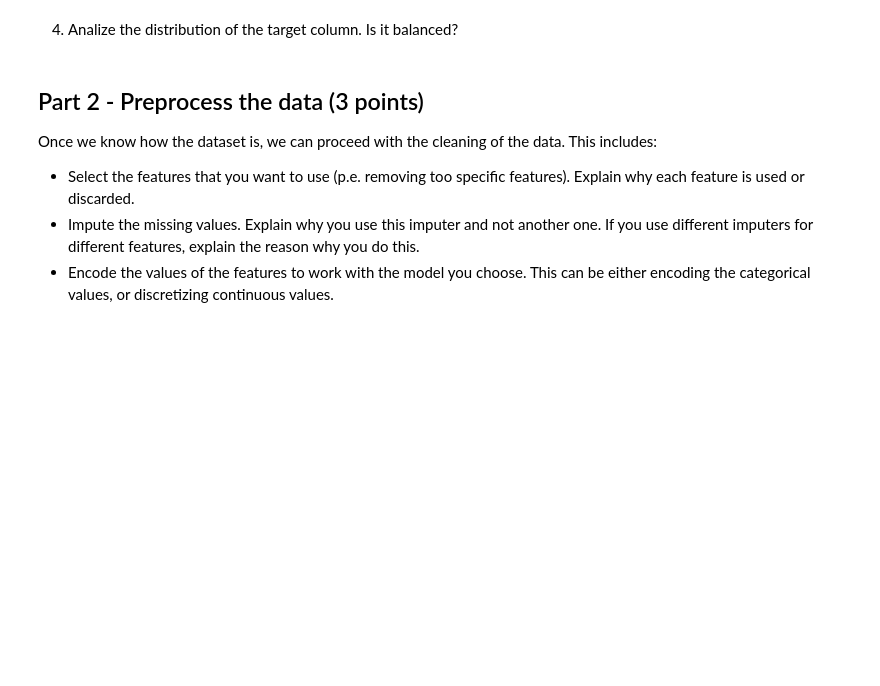
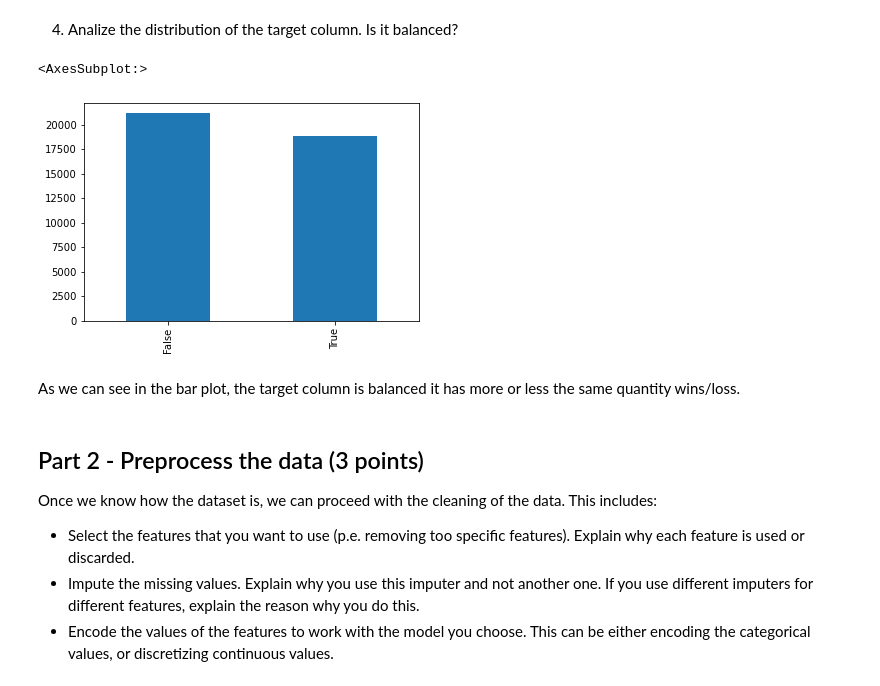
Before and after one commit to elskater98/ml-pokemon-prediction, a Jupyter notebook: pokemon_basic-ml.ipynb, the cells around one changed output. Drawn from its saved outputs; the diff is of its cells as text; code cells hidden in the pictures; blank space fills up the shorter version.

```diff
--- a/pokemon_basic-ml.ipynb
+++ b/pokemon_basic-ml.ipynb
@@ -47,3 +50,7 @@ pandas.set_option('display.max_columns', None)
+# %%
+# Additional settings
+pandas.set_option('display.max_columns', None)
+sns.set_theme(style="white")
 # %% [markdown]
 ## Part 1 - Analyze the dataset (2 points)
 The first step of any ML process is to know the data we are dealing with. In this part, you have to analyze the dataset and answer the questions below.
@@ -135,7 +182,12 @@ data['Type 1'].value_counts().plot(kind='bar')
 # %% [markdown]
 4. Analize the distribution of the target column. Is it balanced?
 # %%
-# Your code here...
+data['Wins'].value_counts().plot(kind='bar')
+# %% [output]
+<AxesSubplot:>
+[figure, added]
+# %% [markdown]
+As we can see in the bar plot, the target column is balanced it has more or less the same quantity wins/loss.
 # %% [markdown]
 ## Part 2 - Preprocess the data (3 points)
 Once we know how the dataset is, we can proceed with the cleaning of the data. This includes:
```
Also changed, not shown: parts of 11 cells of this notebook.
